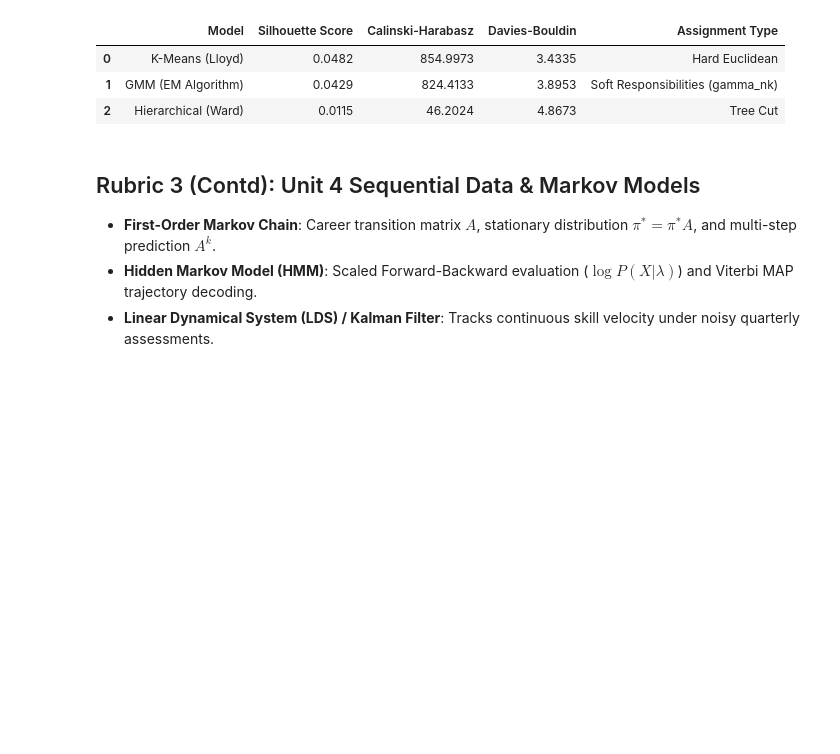
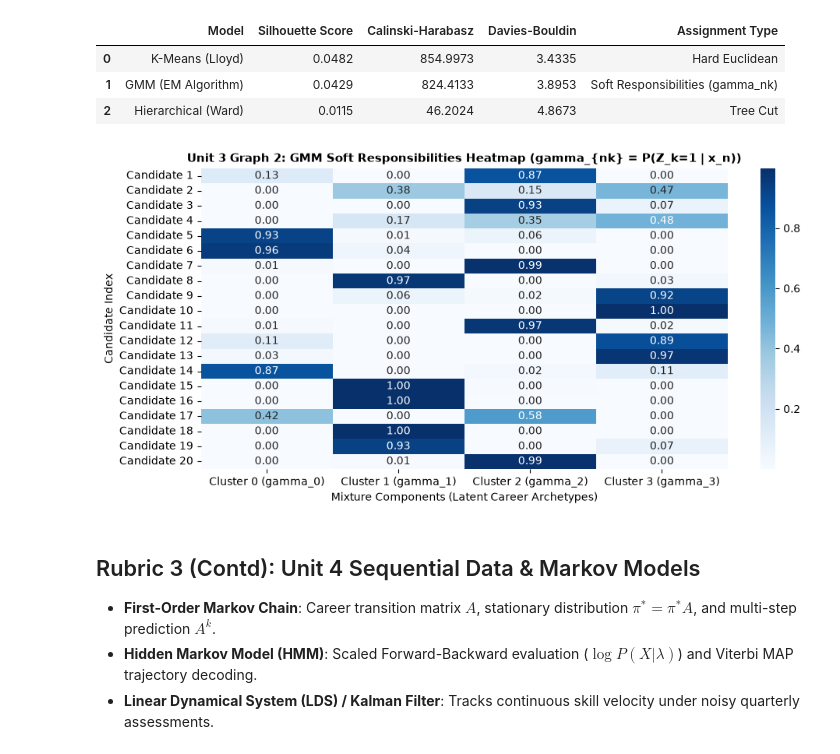
Before and after one commit to parth2024-tech/SRM-21CSC305P-Machine-Learning-Career-Guidance-Debate-Agent, a Jupyter notebook: pbl2_career_guidance_unit3_unit4.ipynb, the cells around one changed output. Cells and saved outputs as stored; diff of their text form; code cells hidden in the pictures; blank space fills up the shorter version.

```diff
--- a/pbl2_career_guidance_unit3_unit4.ipynb
+++ b/pbl2_career_guidance_unit3_unit4.ipynb
@@ -157,6 +157,19 @@ Unit 3 Clustering Benchmark:
 | 0 | K-Means (Lloyd) | 0.0482 | 854.9973 | 3.4335 | Hard Euclidean |
 | 1 | GMM (EM Algorithm) | 0.0429 | 824.4133 | 3.8953 | Soft Responsibilities (gamma_nk) |
 | 2 | Hierarchical (Ward) | 0.0115 | 46.2024 | 4.8673 | Tree Cut |
+# %%
+# Unit 3 Graph 2: GMM Soft Responsibilities Heatmap (Soft Probabilistic Assignments)
+plt.figure(figsize=(10, 4.8))
+sns.heatmap(gmm_probs[:20], annot=True, fmt='.2f', cmap='Blues',
+            xticklabels=[f'Cluster {k} (gamma_{k})' for k in range(4)],
+            yticklabels=[f'Candidate {i+1}' for i in range(20)])
+plt.title('Unit 3 Graph 2: GMM Soft Responsibilities Heatmap (gamma_{nk} = P(Z_k=1 | x_n))', fontsize=11, fontweight='bold')
+plt.xlabel('Mixture Components (Latent Career Archetypes)')
+plt.ylabel('Candidate Index')
+plt.tight_layout()
+plt.show()
+# %% [output]
+[figure, added]
 # %% [markdown]
 ## Rubric 3 (Contd): Unit 4 Sequential Data & Markov Models
 - **First-Order Markov Chain**: Career transition matrix $A$, stationary distribution $\pi^* = \pi^* A$, and multi-step prediction $A^k$.
```
Also changed, not shown: parts of 3 cells of this notebook, 3 other files.
